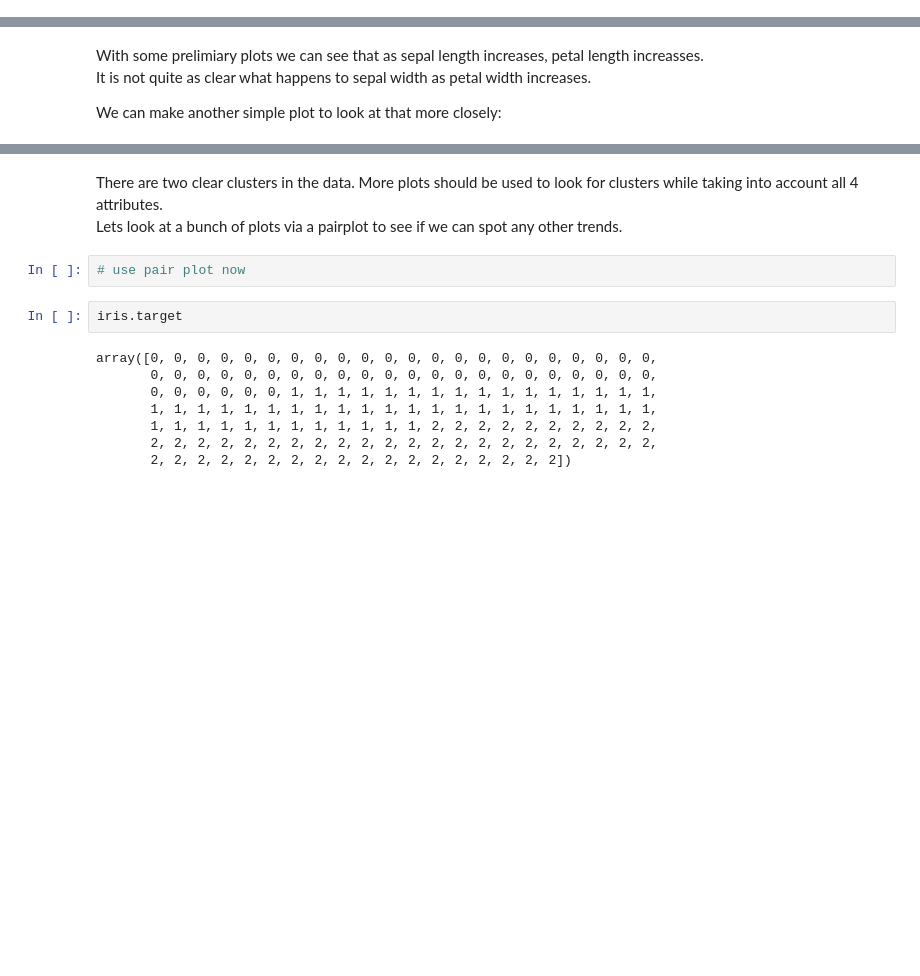
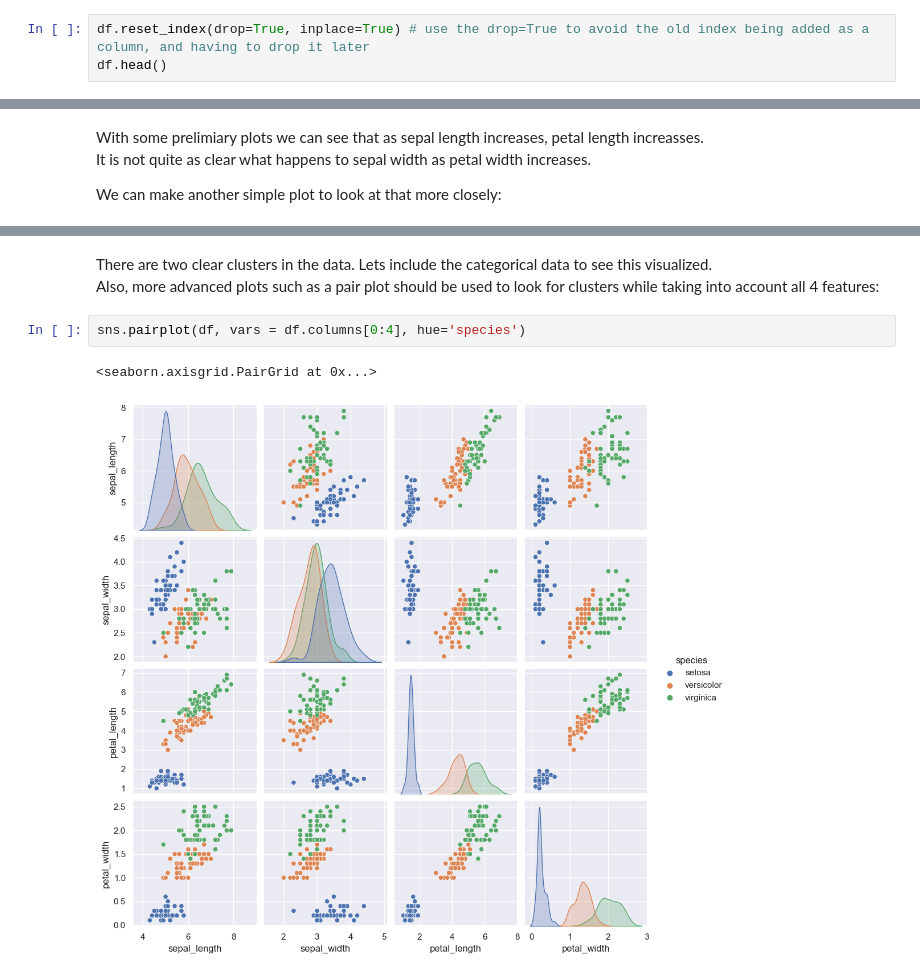
Before and after one commit to sokosaa/Machine-Learning-in-Mechanical-Engineering, a Jupyter notebook: HW1/case1/casestudy1.ipynb, the cells around one changed output, grey strips where cells are left out. Saved outputs shown, nothing was run; the diff lists cells and outputs as text; blank space fills up the shorter version.

```diff
--- a/HW1/case1/casestudy1.ipynb
+++ b/HW1/case1/casestudy1.ipynb
@@ -115,0 +145,3 @@ petal_width = df['petal width (cm)']
+# %%
+df.reset_index(drop=True, inplace=True) # use the drop=True to avoid the old index being added as a column, and having to drop it later
+df.head()
@@ -157,17 +251,10 @@ plt.show()
 # %% [output]
 [figure]
 # %% [markdown]
-There are two clear clusters in the data. More plots should be used to look for clusters while taking into account all 4 attributes.
-Lets look at a bunch of plots via a pairplot to see if we can spot any other trends.
+There are two clear clusters in the data. Lets include the categorical data to see this visualized.
+Also, more advanced plots such as a pair plot should be used to look for clusters while taking into account all 4 features:
-# %%
-# use pair plot now
-# %%
-iris.target
-# %% [output]
-array([0, 0, 0, 0, 0, 0, 0, 0, 0, 0, 0, 0, 0, 0, 0, 0, 0, 0, 0, 0, 0, 0,
-       0, 0, 0, 0, 0, 0, 0, 0, 0, 0, 0, 0, 0, 0, 0, 0, 0, 0, 0, 0, 0, 0,
-       0, 0, 0, 0, 0, 0, 1, 1, 1, 1, 1, 1, 1, 1, 1, 1, 1, 1, 1, 1, 1, 1,
-       1, 1, 1, 1, 1, 1, 1, 1, 1, 1, 1, 1, 1, 1, 1, 1, 1, 1, 1, 1, 1, 1,
-       1, 1, 1, 1, 1, 1, 1, 1, 1, 1, 1, 1, 2, 2, 2, 2, 2, 2, 2, 2, 2, 2,
-       2, 2, 2, 2, 2, 2, 2, 2, 2, 2, 2, 2, 2, 2, 2, 2, 2, 2, 2, 2, 2, 2,
-       2, 2, 2, 2, 2, 2, 2, 2, 2, 2, 2, 2, 2, 2, 2, 2, 2, 2])
+# %%
+sns.pairplot(df, vars = df.columns[0:4], hue='species')
+# %% [output]
+<seaborn.axisgrid.PairGrid at 0x...>
+[figure, added]
```
Also changed, not shown: parts of 43 cells of this notebook, 2 other files.
